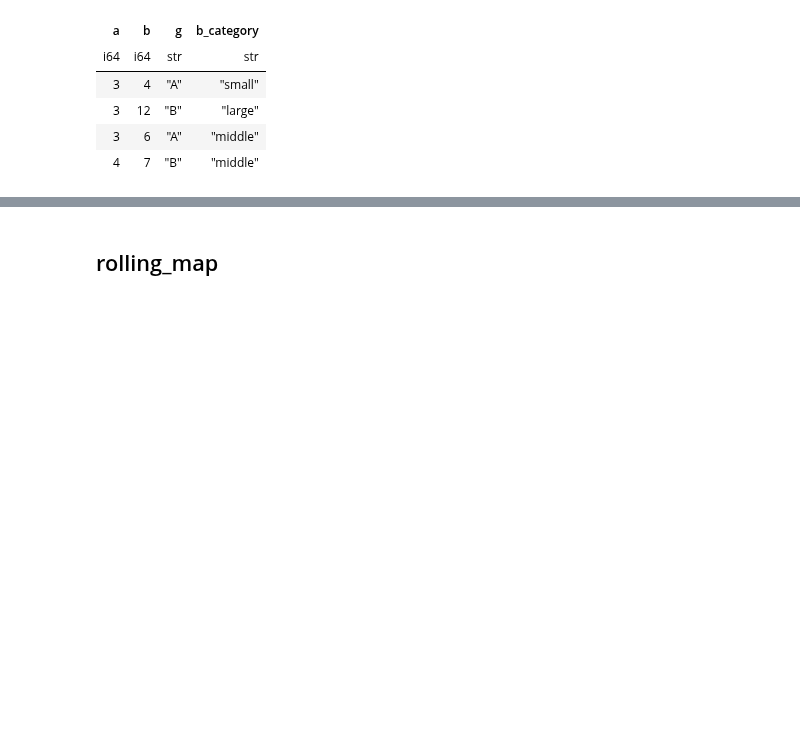
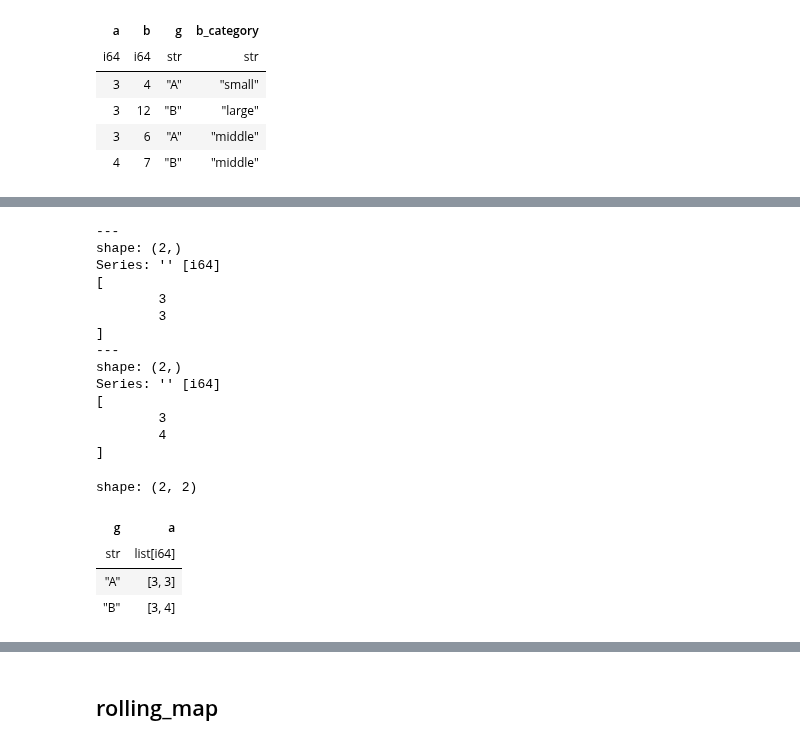
Before and after one commit to ruoyu0088/polars_guide, a Jupyter notebook: polars_guide/050_polars_call_user_function.ipynb, the cells around one changed output, grey strips where cells are left out. Drawn from its saved outputs; the diff is of its cells as text; code cells hidden in the pictures; blank space fills up the shorter version.

```diff
--- a/polars_guide/050_polars_call_user_function.ipynb
+++ b/polars_guide/050_polars_call_user_function.ipynb
@@ -324,0 +355,22 @@ row(df1, df2)
+# %%
+g.agg(pl.col('a').implode().map_elements(f, return_dtype=pl.List(pl.Int64)))
+# %% [output]
+---
+shape: (2,)
+Series: '' [i64]
+[
+        3
+        3
+]
+---
+shape: (2,)
+Series: '' [i64]
+[
+        3
+        4
+]
+shape: (2, 2)
+| g | a |
+| str | list[i64] |
+| "A" | [3, 3] |
+| "B" | [3, 4] |
```
Also changed, not shown: parts of 18 cells of this notebook.
